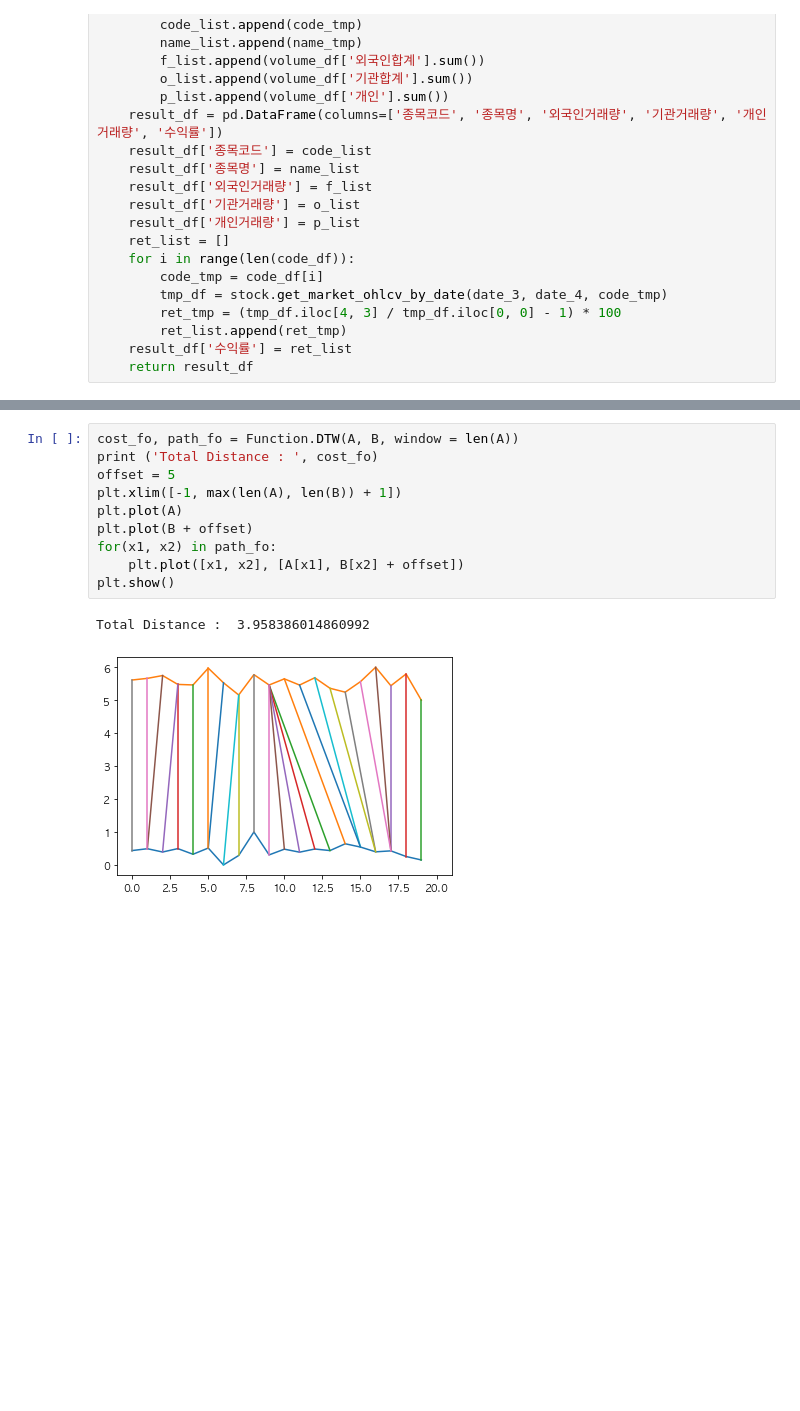
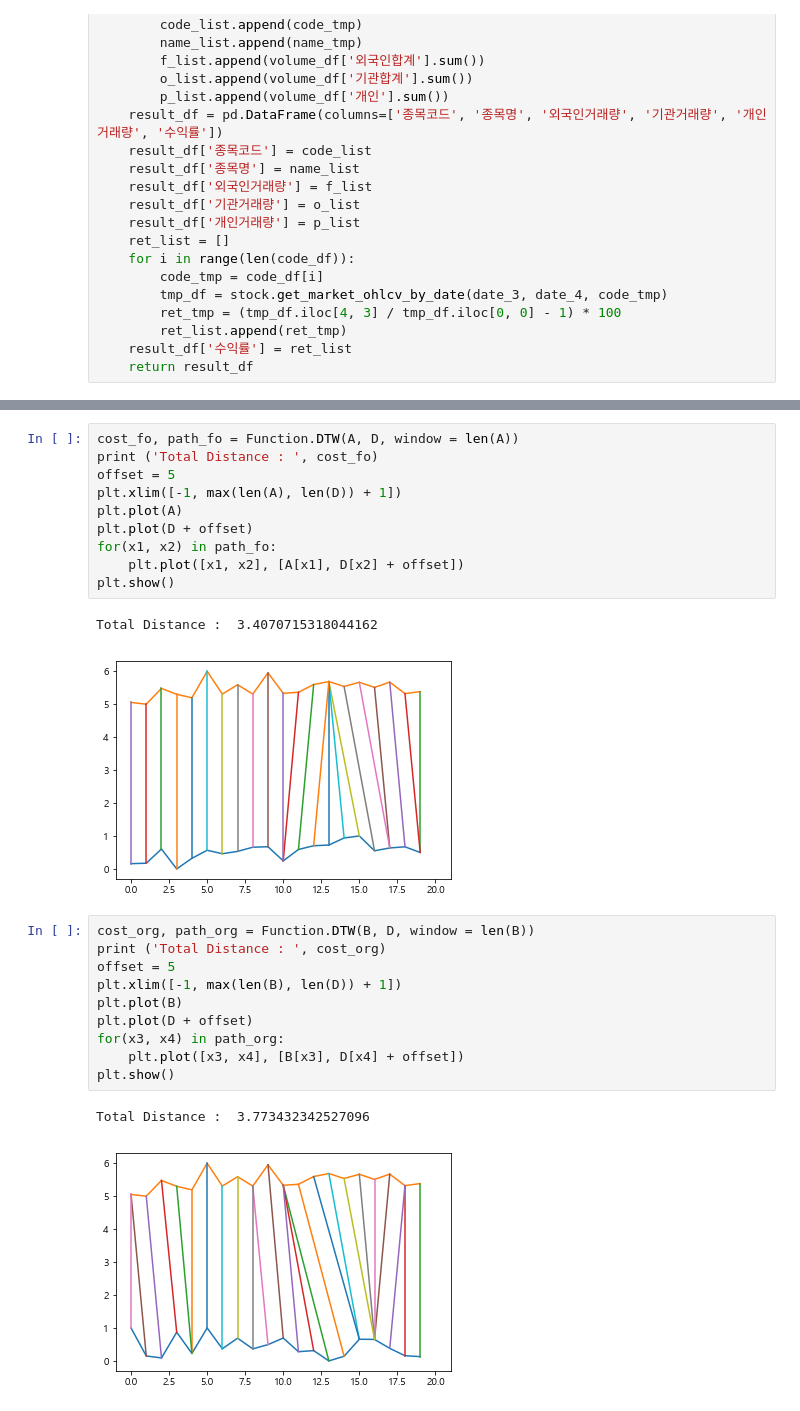
Before and after one commit to JennaEscher/ECO3022-01-Team-Project, a Jupyter notebook: Main.ipynb, the cells around one changed output, grey strips where cells are left out. Drawn from its saved outputs; the diff is of its cells as text; blank space fills up the shorter version.

```diff
--- a/Main.ipynb
+++ b/Main.ipynb
@@ -113,14 +126,27 @@ C = dfPlot1['기관합계'].to_numpy()
 # %%
-cost_fo, path_fo = Function.DTW(A, B, window = len(A))
+cost_fo, path_fo = Function.DTW(A, D, window = len(A))
 print ('Total Distance : ', cost_fo)
 offset = 5
-plt.xlim([-1, max(len(A), len(B)) + 1])
+plt.xlim([-1, max(len(A), len(D)) + 1])
 plt.plot(A)
-plt.plot(B + offset)
+plt.plot(D + offset)
 for(x1, x2) in path_fo:
-    plt.plot([x1, x2], [A[x1], B[x2] + offset])
+    plt.plot([x1, x2], [A[x1], D[x2] + offset])
 plt.show()
 # %% [output]
-Total Distance :  3.958386014860992
+Total Distance :  3.4070715318044162
-[figure, old version]
+[figure, new version]
+# %%
+cost_org, path_org = Function.DTW(B, D, window = len(B))
+print ('Total Distance : ', cost_org)
+offset = 5
+plt.xlim([-1, max(len(B), len(D)) + 1])
+plt.plot(B)
+plt.plot(D + offset)
+for(x3, x4) in path_org:
+    plt.plot([x3, x4], [B[x3], D[x4] + offset])
+plt.show()
+# %% [output]
+Total Distance :  3.773432342527096
+[figure, added]
 # %%
```
Also changed, not shown: parts of 9 cells of this notebook, 1 other file.
